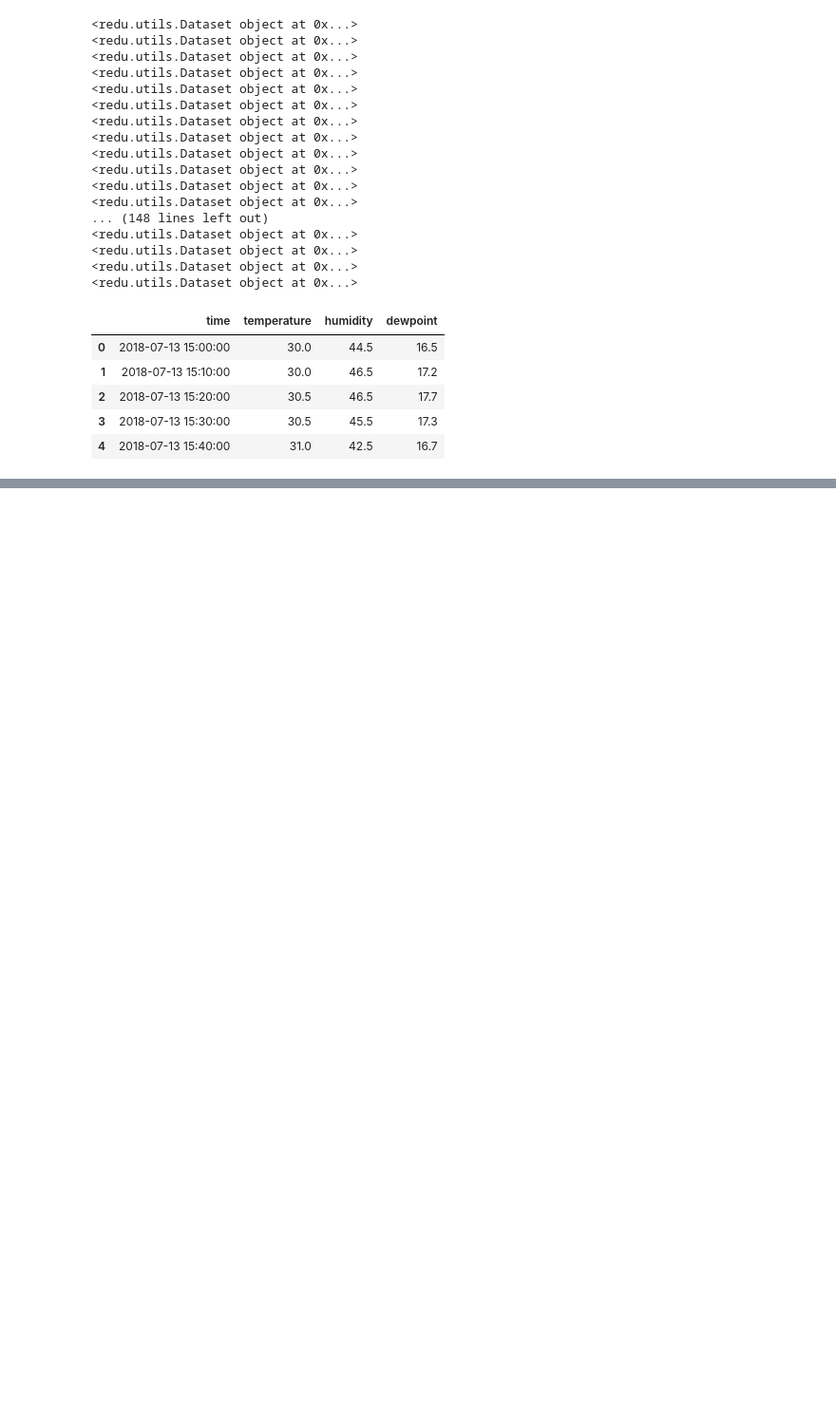
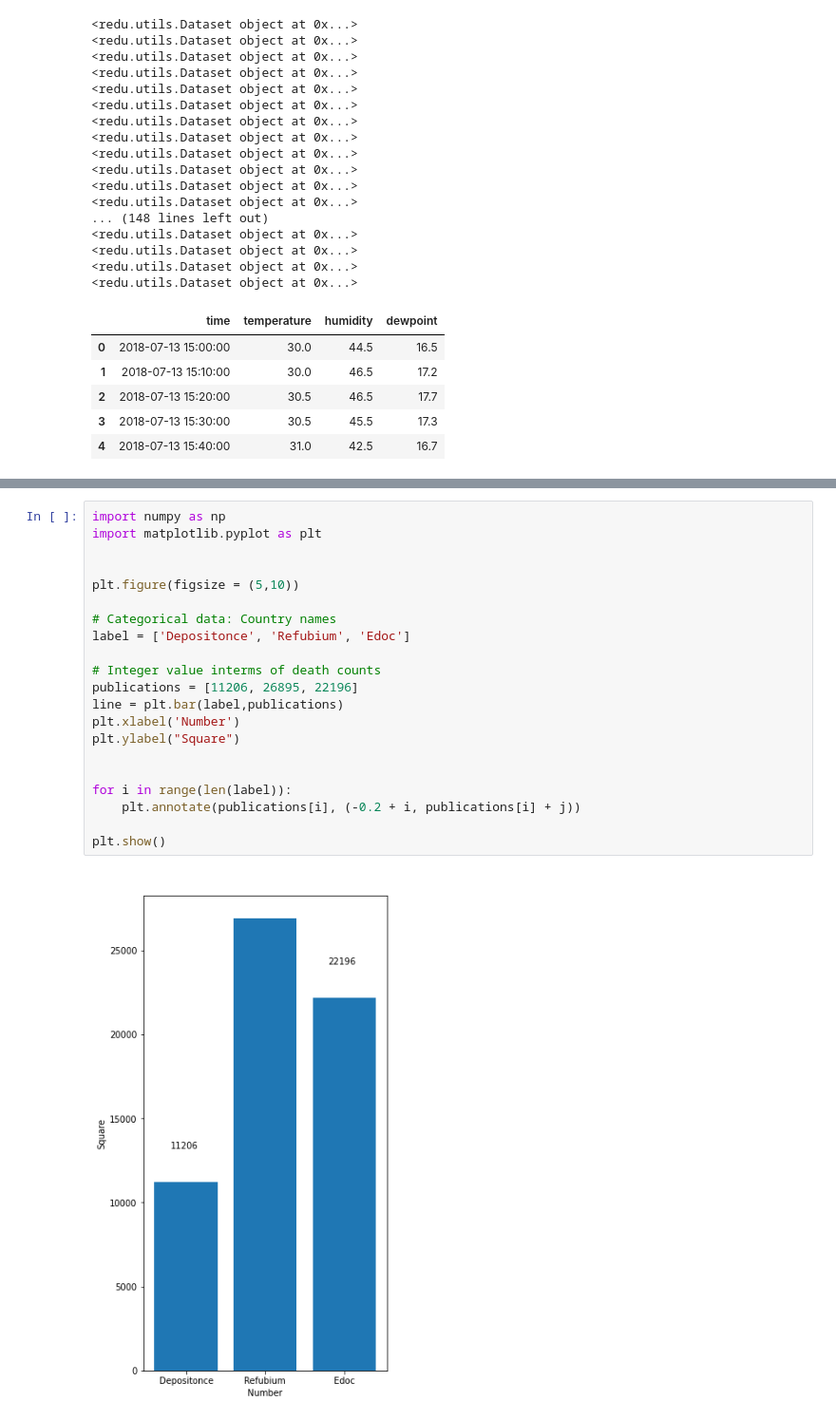
Before and after one commit to TUB-NLP-OpenData/usability_research_data, a Jupyter notebook: tests.ipynb, the cells around one changed output, grey strips where cells are left out. Shown: that part at 95% size. Drawn from its saved outputs; the diff is of its cells as text; blank space fills up the shorter version.

```diff
--- a/tests.ipynb
+++ b/tests.ipynb
@@ -47,0 +114,23 @@ The animation.avconv_args rcparam was deprecated in Matplotlib 3.3 and will be r
+# %%
+import numpy as np
+import matplotlib.pyplot as plt
+
+
+plt.figure(figsize = (5,10))
+
+# Categorical data: Country names
+label = ['Depositonce', 'Refubium', 'Edoc']
+
+# Integer value interms of death counts
+publications = [11206, 26895, 22196]
+line = plt.bar(label,publications)
+plt.xlabel('Number')
+plt.ylabel("Square")
+
+
+for i in range(len(label)):
+    plt.annotate(publications[i], (-0.2 + i, publications[i] + j))
+
+plt.show()
+# %% [output]
+[figure, added]
```
Also changed, not shown: parts of 2 cells of this notebook, 2 other files.
